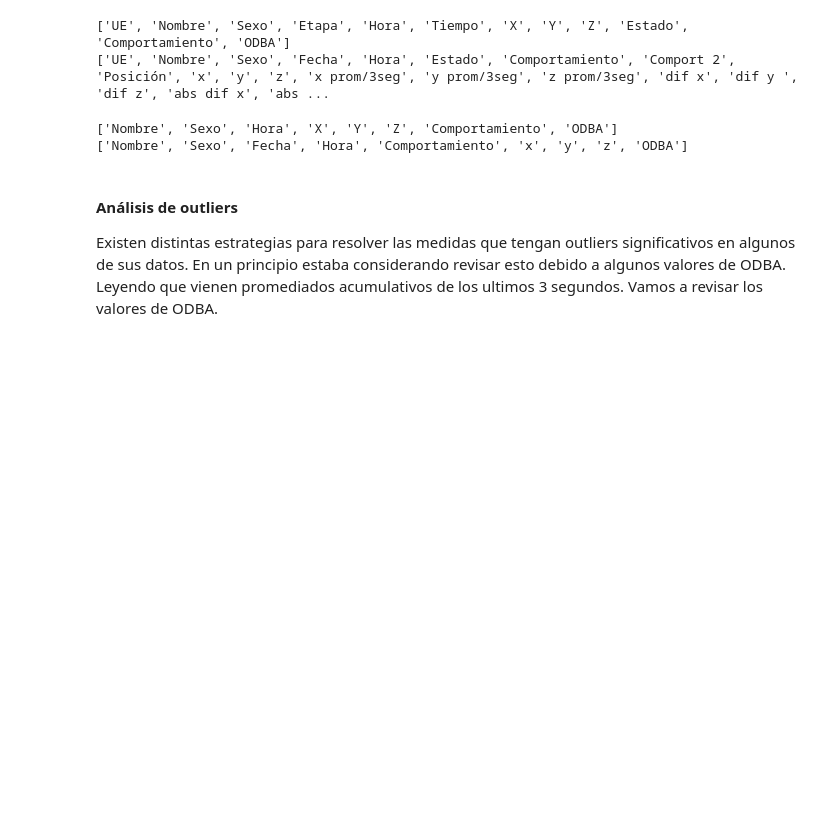
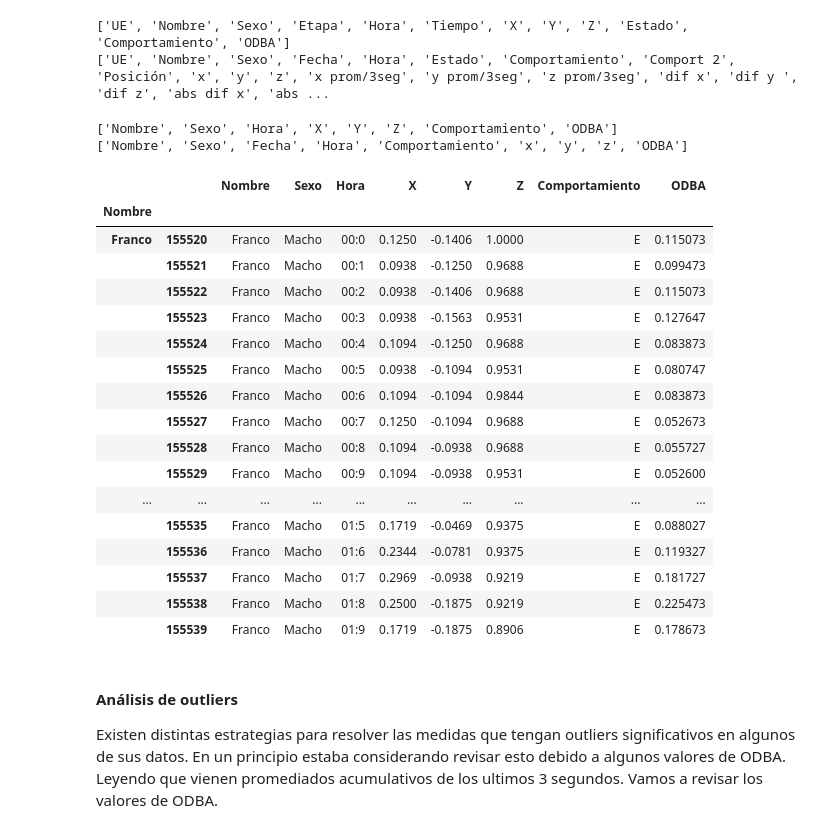
Before and after one commit to jbaez-utn/rnr-meleros, a Jupyter notebook: notebooks/1-eda-analisis-exploratorio.ipynb, the cells around one changed output. Saved outputs shown, nothing was run; the diff lists cells and outputs as text; code cells hidden in the pictures; blank space fills up the shorter version.

```diff
--- a/notebooks/1-eda-analisis-exploratorio.ipynb
+++ b/notebooks/1-eda-analisis-exploratorio.ipynb
@@ -650,6 +650,27 @@ def generate_time(group):
 
 # Apply the function to each group
 dataset1_normalizado = dataset1_normalizado.groupby('Nombre').apply(generate_time)
+# %%
+dataset1_normalizado.head(20)
+# %% [output]
+|  |  | Nombre | Sexo | Hora | X | Y | Z | Comportamiento | ODBA |
+| Nombre |  |  |  |  |  |  |  |  |  |
+| Franco | 155520 | Franco | Macho | 00:0 | 0.1250 | -0.1406 | 1.0000 | E | 0.115073 |
+|  | 155521 | Franco | Macho | 00:1 | 0.0938 | -0.1250 | 0.9688 | E | 0.099473 |
+|  | 155522 | Franco | Macho | 00:2 | 0.0938 | -0.1406 | 0.9688 | E | 0.115073 |
+|  | 155523 | Franco | Macho | 00:3 | 0.0938 | -0.1563 | 0.9531 | E | 0.127647 |
+|  | 155524 | Franco | Macho | 00:4 | 0.1094 | -0.1250 | 0.9688 | E | 0.083873 |
+|  | 155525 | Franco | Macho | 00:5 | 0.0938 | -0.1094 | 0.9531 | E | 0.080747 |
+|  | 155526 | Franco | Macho | 00:6 | 0.1094 | -0.1094 | 0.9844 | E | 0.083873 |
+|  | 155527 | Franco | Macho | 00:7 | 0.1250 | -0.1094 | 0.9688 | E | 0.052673 |
+|  | 155528 | Franco | Macho | 00:8 | 0.1094 | -0.0938 | 0.9688 | E | 0.055727 |
+|  | 155529 | Franco | Macho | 00:9 | 0.1094 | -0.0938 | 0.9531 | E | 0.052600 |
+| ... | ... | ... | ... | ... | ... | ... | ... | ... | ... |
+|  | 155535 | Franco | Macho | 01:5 | 0.1719 | -0.0469 | 0.9375 | E | 0.088027 |
+|  | 155536 | Franco | Macho | 01:6 | 0.2344 | -0.0781 | 0.9375 | E | 0.119327 |
+|  | 155537 | Franco | Macho | 01:7 | 0.2969 | -0.0938 | 0.9219 | E | 0.181727 |
+|  | 155538 | Franco | Macho | 01:8 | 0.2500 | -0.1875 | 0.9219 | E | 0.225473 |
+|  | 155539 | Franco | Macho | 01:9 | 0.1719 | -0.1875 | 0.8906 | E | 0.178673 |
 # %% [markdown]
 #### Análisis de outliers
 
```
Also changed, not shown: parts of 3 cells of this notebook, 1 other file.
